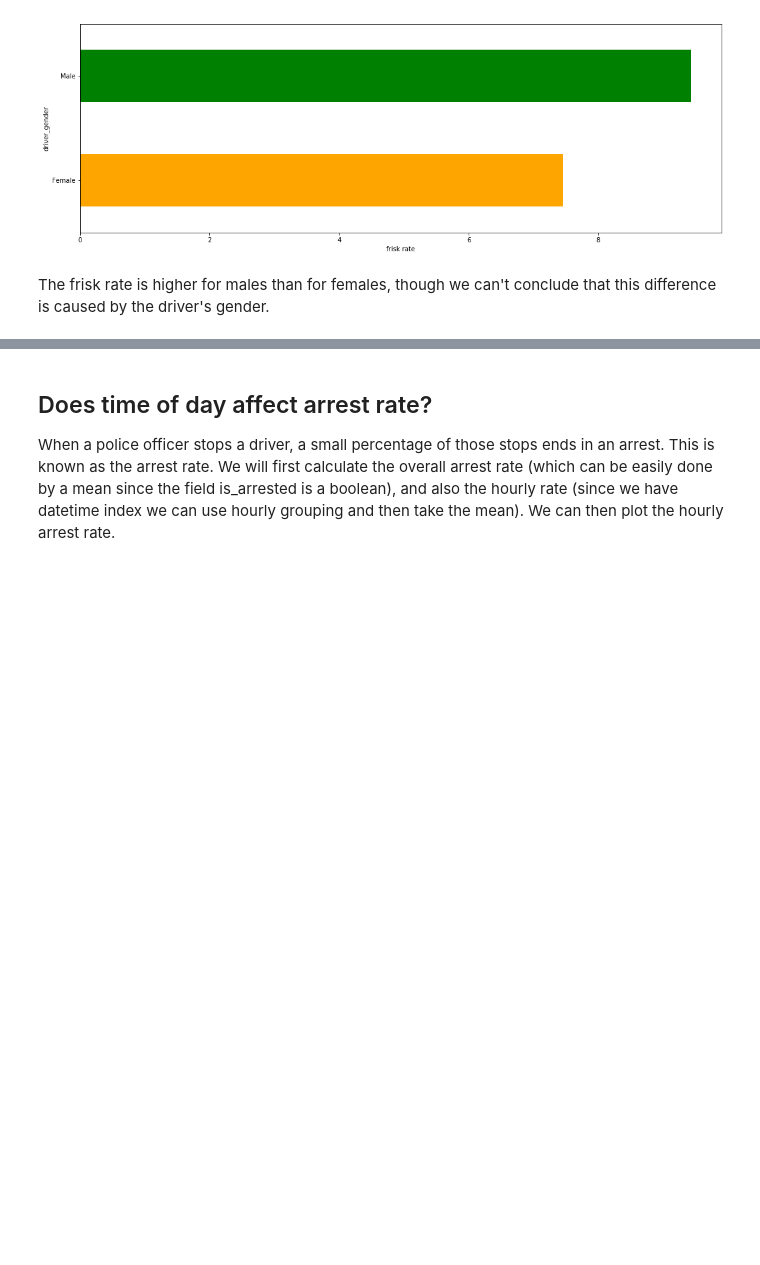
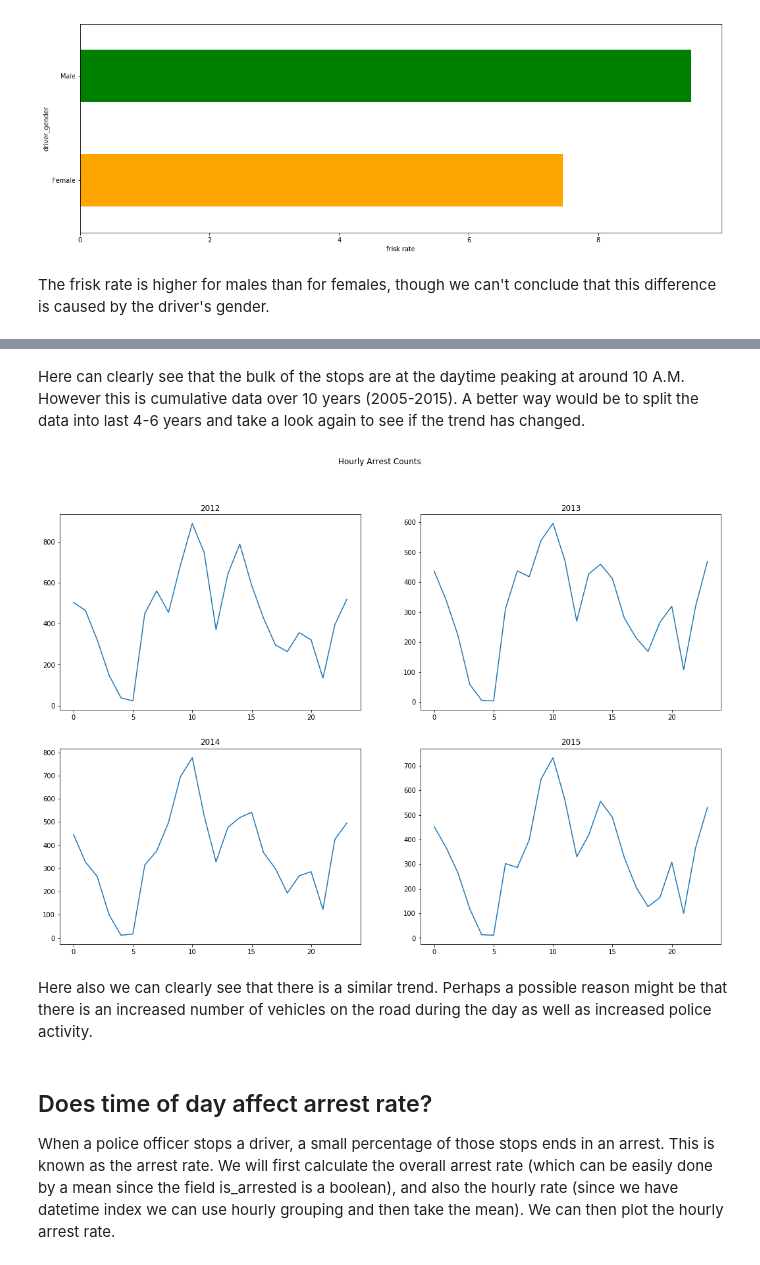
Before and after one commit to soumik-uxd/notebooks, a Jupyter notebook: Datacamp/Analyzing Rhode Island Police Traffic Stop Activity/notebook.ipynb, the cells around one changed output, grey strips where cells are left out. Drawn from its saved outputs; the diff is of its cells as text; code cells hidden in the pictures; blank space fills up the shorter version.

```diff
--- a/Datacamp/Analyzing Rhode Island Police Traffic Stop Activity/notebook.ipynb
+++ b/Datacamp/Analyzing Rhode Island Police Traffic Stop Activity/notebook.ipynb
@@ -257,3 +268,35 @@ The frisk rate is higher for males than for females, though we can't conclude th
+# %% [markdown]
+Here can clearly see that the bulk of the stops are at the daytime peaking at around 10 A.M. However this is cumulative data over 10 years (2005-2015). A better way would be to split the data into last 4-6 years and take a look again to see if the trend has changed.
+# %%
+import math
+
+def plot_yearly(years):
+    """
+        Plot the arrest count for every year when a list of years has been provided as the input
+    """
+    # Determine the height and width, for a square grid
+    subplot_width = math.ceil(math.sqrt(len(years)))
+    subplot_height = math.ceil(len(years)/subplot_width)
+    # Init the plot
+    fig, ax = plt.subplots(subplot_height, subplot_width, figsize=(subplot_width*9, subplot_height*6))
+    row, col = 0, 0
+    # Count and plot the data for ever year
+    for year in years:
+        yearly = ri[ri.index.year == year].index.hour.value_counts().sort_index()
+        # Reset column when the width has been reached and move to next row
+        if col > subplot_width - 1:
+            col = 0
+            row = row + 1
+        ax[row, col].plot(yearly)
+        ax[row, col].set_title(str(year))
+        col = col + 1
+    fig.suptitle('Hourly Arrest Counts')
+
+plot_yearly([2012, 2013, 2014, 2015])
+# %% [output]
+[figure, added]
+# %% [markdown]
+Here also we can clearly see that there is a similar trend. Perhaps a possible reason might be that there is an increased number of vehicles on the road during the day as well as increased police activity.
 # %% [markdown]
 ## Does time of day affect arrest rate?
 
```
Also changed, not shown: parts of 8 cells of this notebook.
